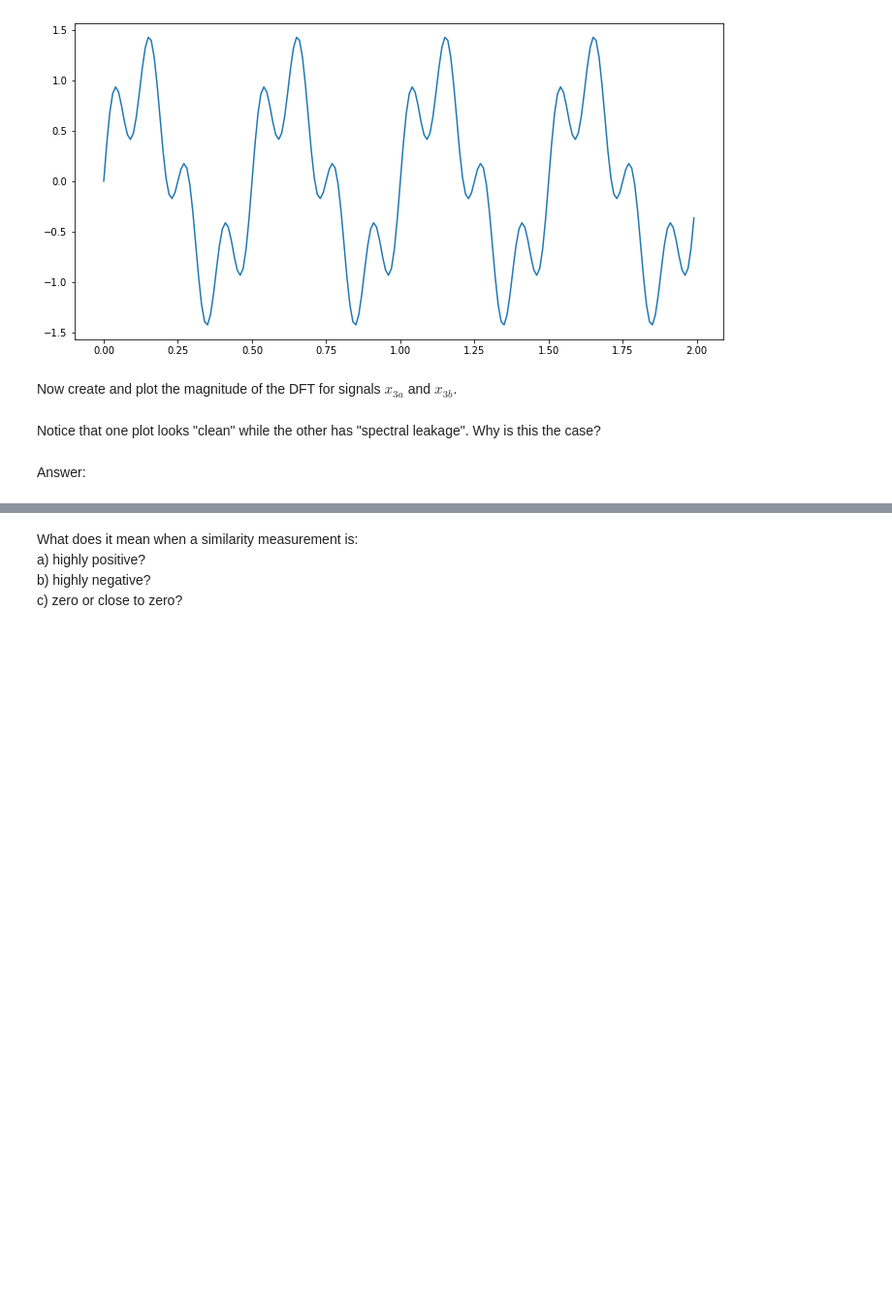
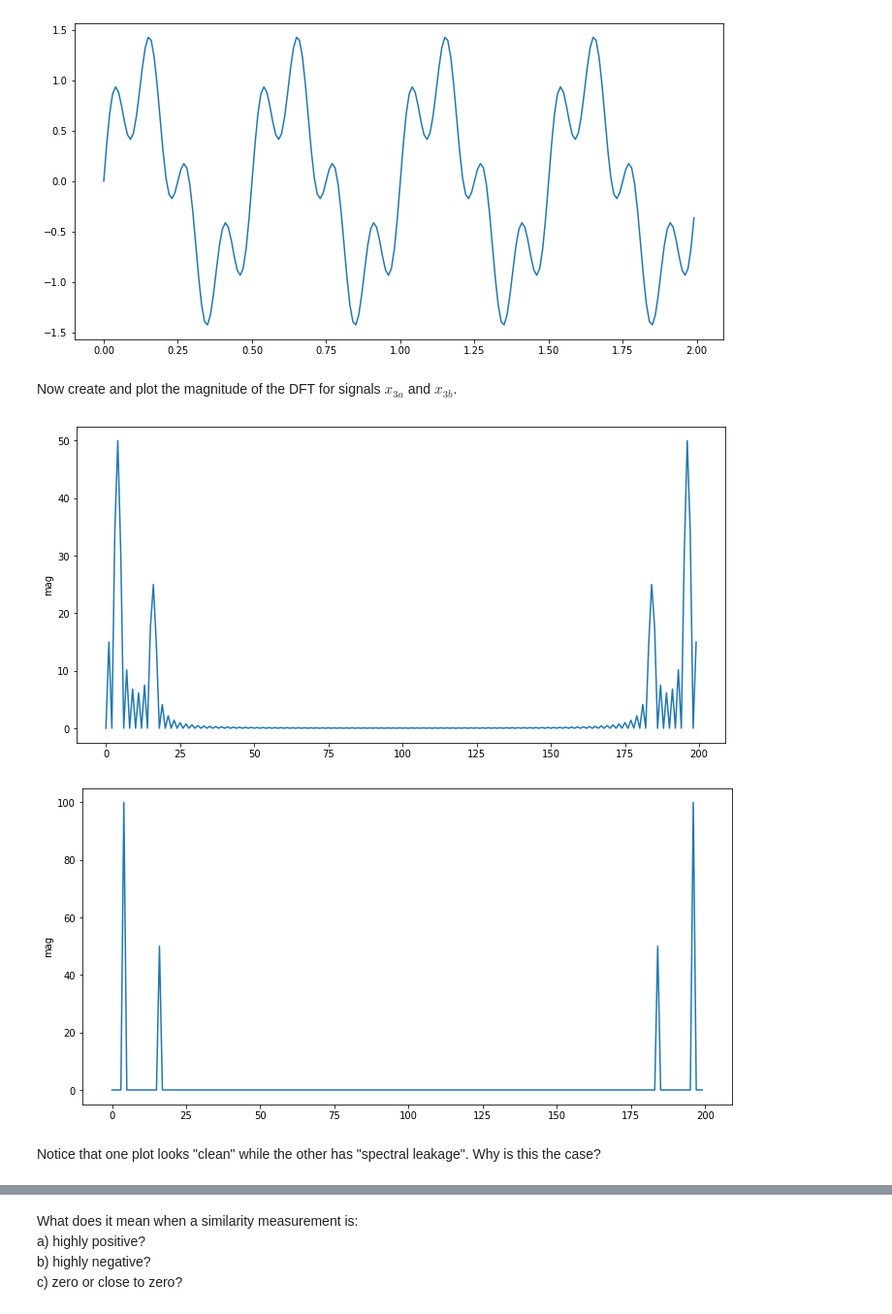
Before and after one commit to jmftrindade/digital_music_processing, a Jupyter notebook: 3_fourier/pset3.ipynb, the cells around one changed output, grey strips where cells are left out. Shown: that part at 97% size. Cells and saved outputs as stored; diff of their text form; code cells hidden in the pictures; blank space fills up the shorter version.

```diff
--- a/3_fourier/pset3.ipynb
+++ b/3_fourier/pset3.ipynb
@@ -160,4 +154,13 @@ make_cosine(A, v, ph, t, fs)
+# %%
+# fft and plots
+xs = [x3a, x3b]
+
+for x in xs:
+    plt.plot(np.abs(np.fft.fft(x)))
+    plt.ylabel('mag')
+    plt.show()
+# %% [output]
+[figure, added]
+[figure, added]
 # %% [markdown]
 Notice that one plot looks "clean" while the other has "spectral leakage". Why is this the case?
-# %% [markdown]
-Answer:
```
Also changed, not shown: parts of 4 cells of this notebook.
